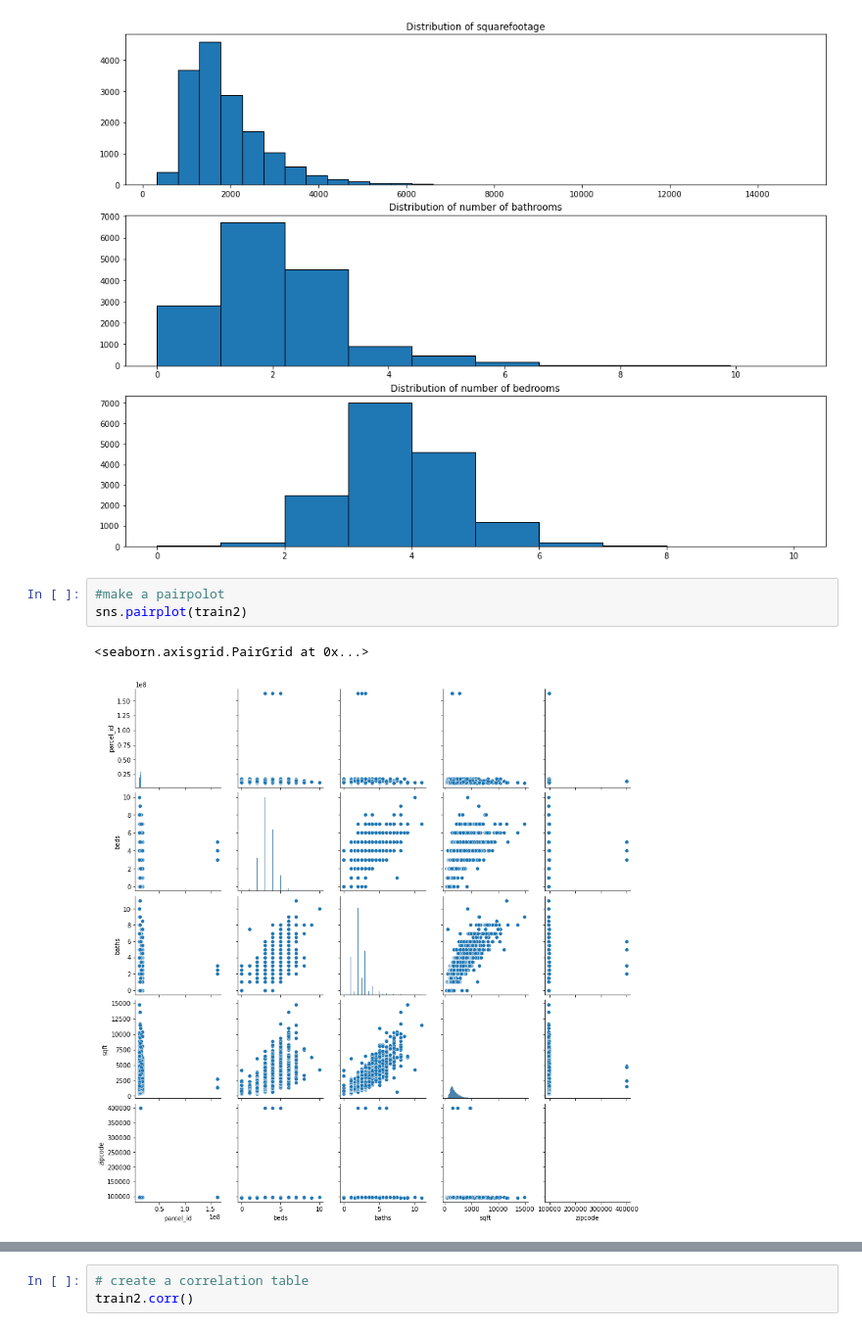
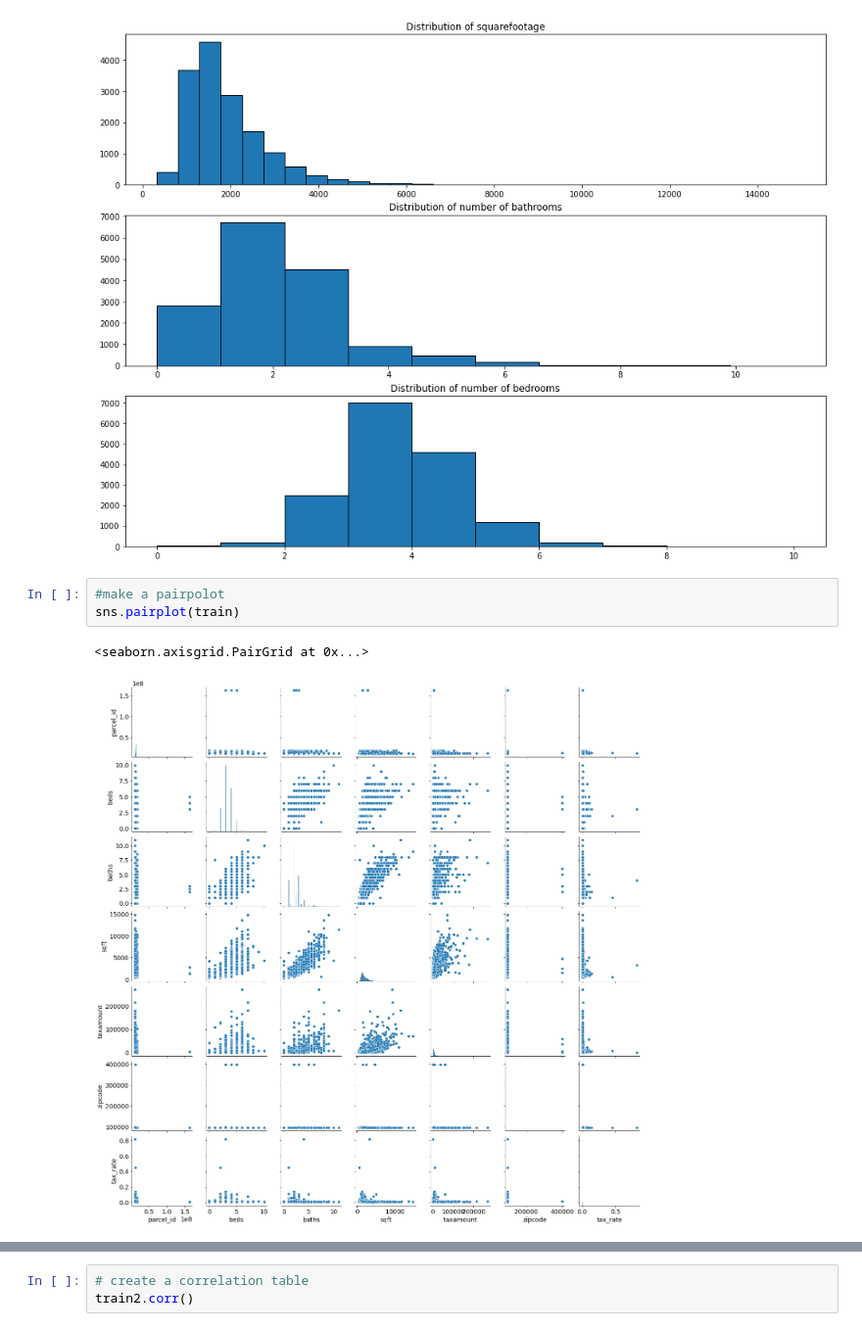
Before and after one commit to SLawsonWoods/zillow_project, a Jupyter notebook: initial_notebook_zillow.ipynb, the cells around one changed output, grey strips where cells are left out. Shown at 98% size. Saved outputs shown, nothing was run; the diff lists cells and outputs as text.

```diff
--- a/initial_notebook_zillow.ipynb
+++ b/initial_notebook_zillow.ipynb
@@ -572,7 +616,7 @@ plt.show()
 [figure]
 # %%
 #make a pairpolot
-sns.pairplot(train2)
+sns.pairplot(train)
 # %% [output]
 <seaborn.axisgrid.PairGrid at 0x...>
-[figure, old version]
+[figure, new version]
```
Also changed, not shown: parts of 35 cells of this notebook.
